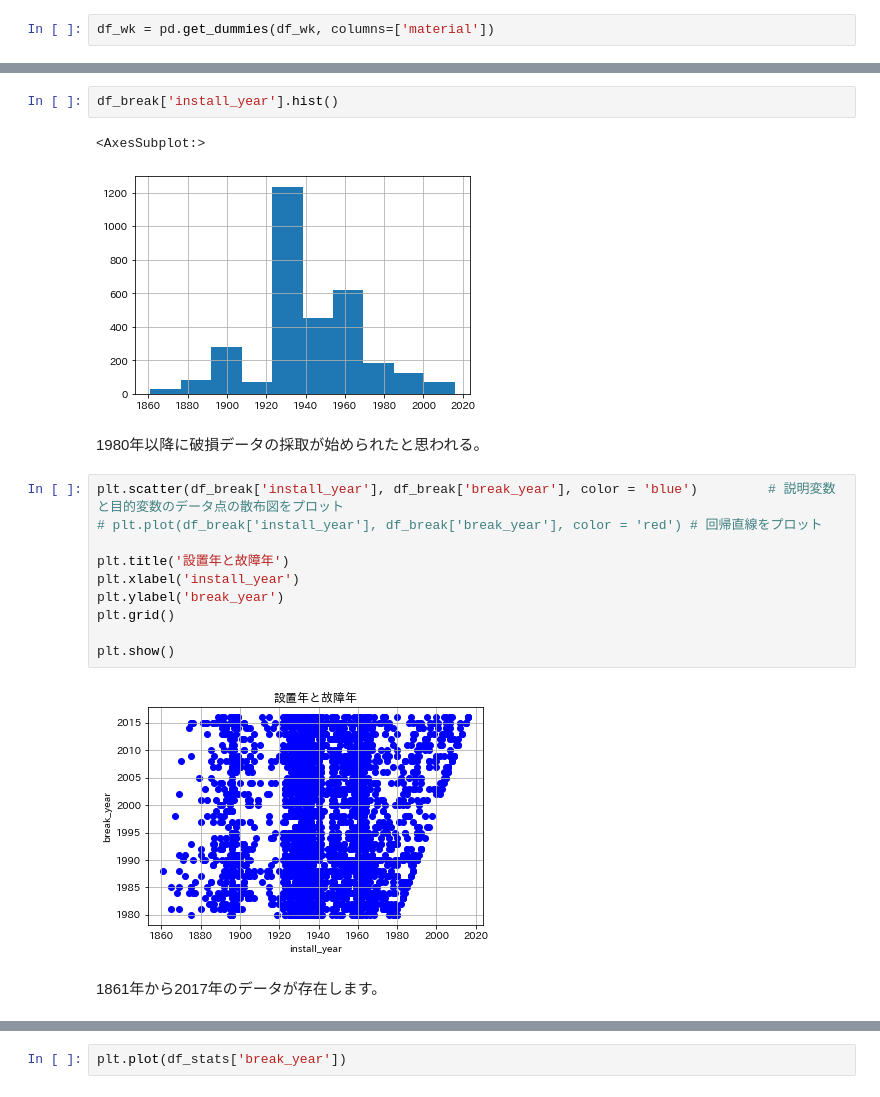
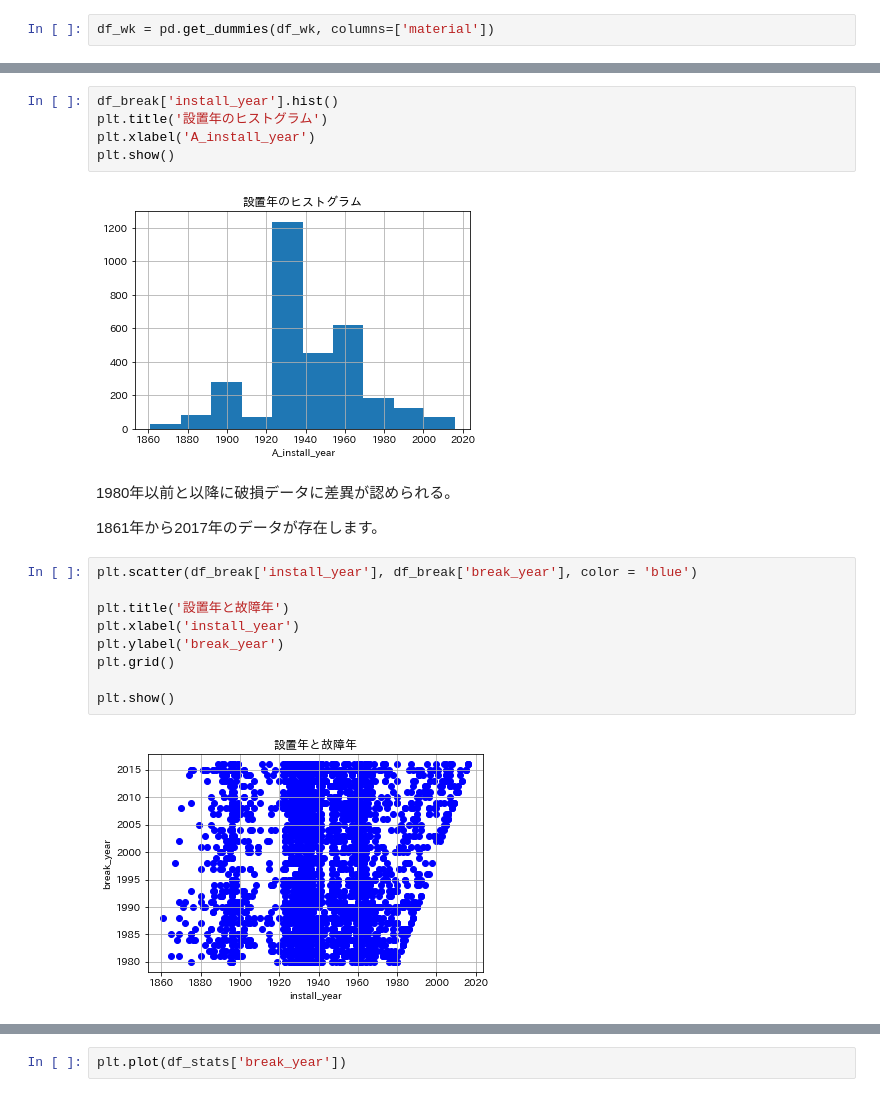
Before and after one commit to ontheroad2022/fracta, a Jupyter notebook: notebooks/100_0_nari_fracta_EDA.ipynb, the cells around one changed output, grey strips where cells are left out. Saved outputs shown, nothing was run; the diff lists cells and outputs as text.

```diff
--- a/notebooks/100_0_nari_fracta_EDA.ipynb
+++ b/notebooks/100_0_nari_fracta_EDA.ipynb
@@ -104,13 +100,16 @@ df_break['age'].hist()
-# %%
-df_break['install_year'].hist()
-# %% [output]
-<AxesSubplot:>
-[figure, removed]
-# %% [markdown]
-1980年以降に破損データの採取が始められたと思われる。
+# %%
+df_break['install_year'].hist()
+plt.title('設置年のヒストグラム')
+plt.xlabel('A_install_year')
+plt.show()
+# %% [output]
+[figure, added]
+# %% [markdown]
+1980年以前と以降に破損データに差異が認められる。
+
+1861年から2017年のデータが存在します。
 # %%
-plt.scatter(df_break['install_year'], df_break['break_year'], color = 'blue')         # 説明変数と目的変数のデータ点の散布図をプロット
-# plt.plot(df_break['install_year'], df_break['break_year'], color = 'red') # 回帰直線をプロット
+plt.scatter(df_break['install_year'], df_break['break_year'], color = 'blue')
 
 plt.title('設置年と故障年')
 plt.xlabel('install_year')
@@ -120,5 +119,3 @@ plt.grid()
 plt.show()
 # %% [output]
 [figure]
-# %% [markdown]
-1861年から2017年のデータが存在します。
```
Also changed, not shown: parts of 14 cells of this notebook.
